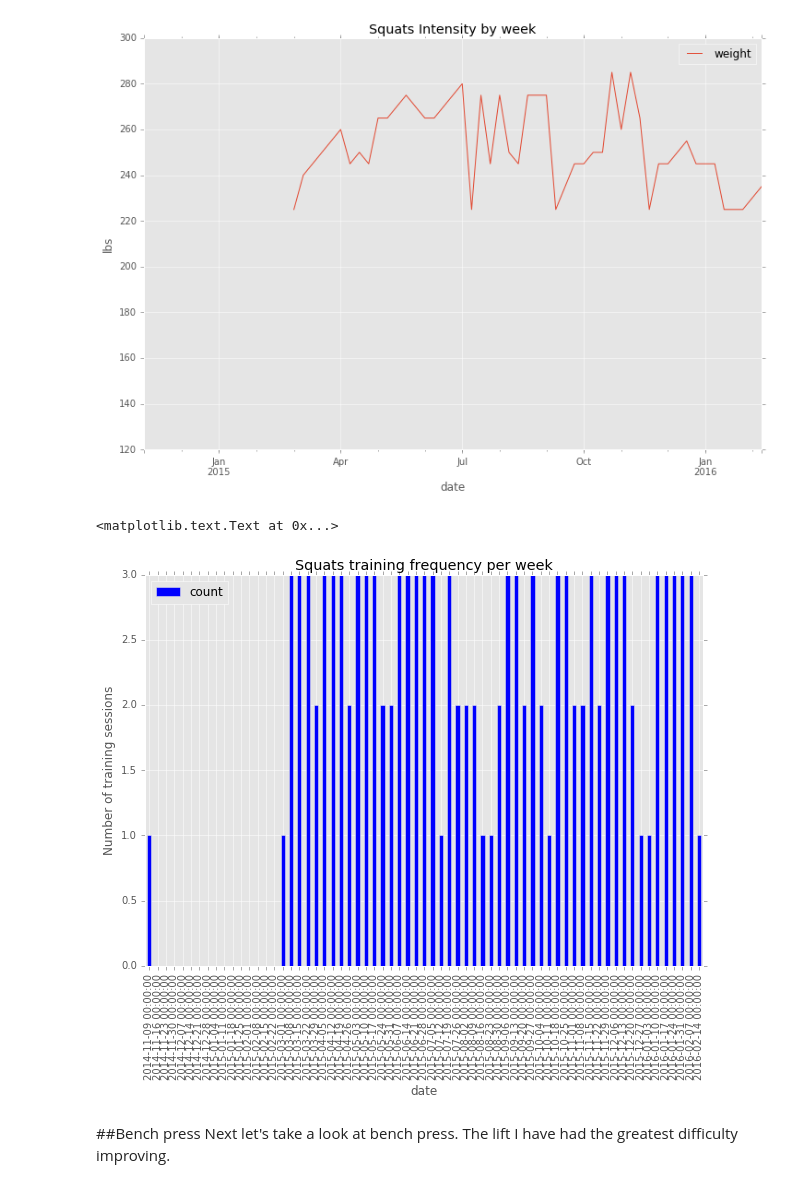
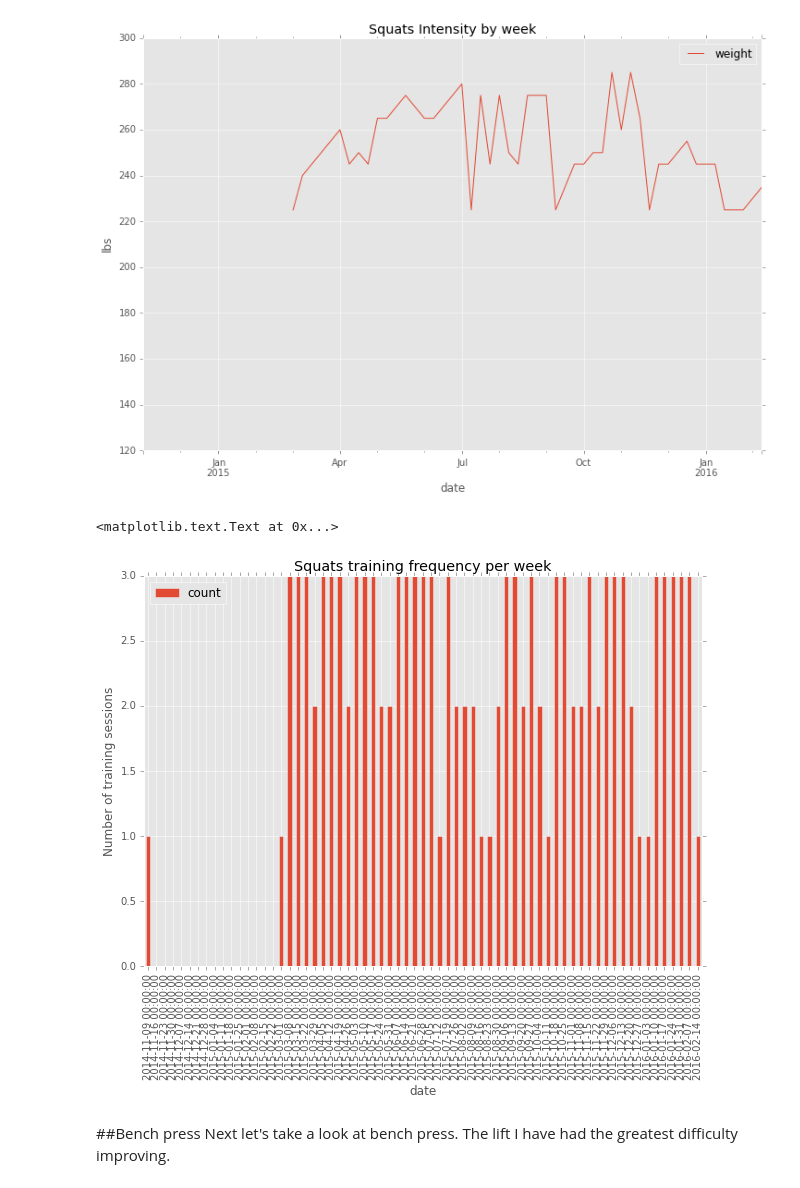
Before and after one commit to jonfk/training-log-analysis, a Jupyter notebook: ipython/Training-Analysis.ipynb, the cells around one changed output. Saved outputs shown, nothing was run; the diff lists cells and outputs as text; code cells hidden in the pictures.

Commit message:
ipython: updated resample api for Pandas 0.18.0

```diff
--- a/ipython/Training-Analysis.ipynb
+++ b/ipython/Training-Analysis.ipynb
@@ -68,15 +70,15 @@ squatsIntensityPlot.set_ylabel('lbs')
 # %%
 squatsFrequency = squatsData.copy()
 
 squatsFrequency['count'] = squatsFrequency.apply(lambda row: 1,axis='columns')
 squatsFrequency.drop(['sets','reps','weight','unit','exercise'], axis=1, inplace=True)
 
 # we resample per day first to only count 1 session per day max
-squatsFrequencyPlot = squatsFrequency.resample('D', how = 'first').resample('W', how = sum).plot(kind = 'bar',figsize = (10,7), title = 'Squats training frequency per week')
+squatsFrequencyPlot = squatsFrequency.resample('D').first().resample('W').sum().plot(kind = 'bar',figsize = (10,7), title = 'Squats training frequency per week')
 squatsFrequencyPlot.set_ylabel('Number of training sessions')
 # %% [output]
 <matplotlib.text.Text at 0x...>
-[figure, old version]
+[figure, new version]
 # %% [markdown]
 ##Bench press
 Next let's take a look at bench press. The lift I have had the greatest difficulty improving.
```
Also changed, not shown: parts of 10 cells of this notebook.
